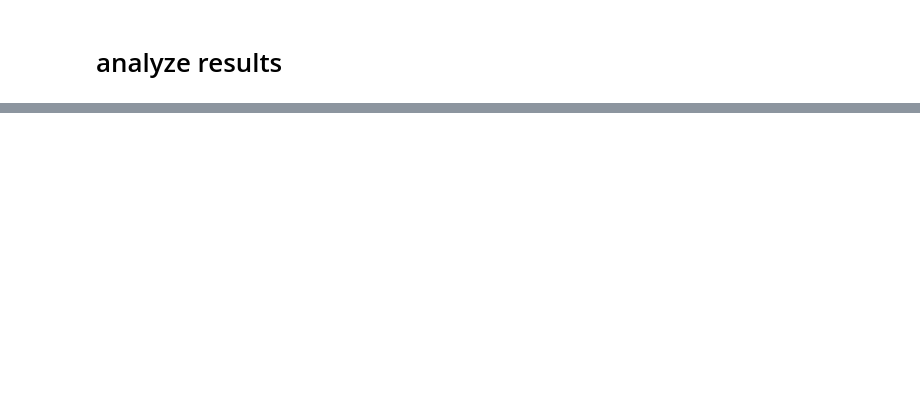
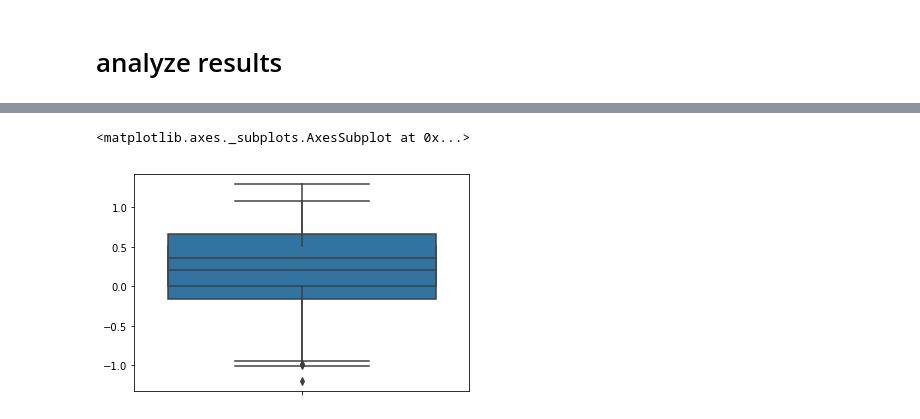
Before and after one commit to csinva/dnn-experiments, a Jupyter notebook: poly_fit/fit_interactions.ipynb, the cells around one changed output, grey strips where cells are left out. Cells and saved outputs as stored; diff of their text form; code cells hidden in the pictures; blank space fills up the shorter version.

```diff
--- a/poly_fit/fit_interactions.ipynb
+++ b/poly_fit/fit_interactions.ipynb
@@ -115,0 +129,7 @@ array([[ 8.00000000e-01],
+# %%
+sns.boxplot(y=w1s)
+sns.boxplot(y=w0s)
+# sns.boxplot(data=r, x='num_layers', y='mse_alt_x0', color='red')
+# %% [output]
+<matplotlib.axes._subplots.AxesSubplot at 0x...>
+[figure, added]
```
Also changed, not shown: parts of 17 cells of this notebook, 6 other files.
